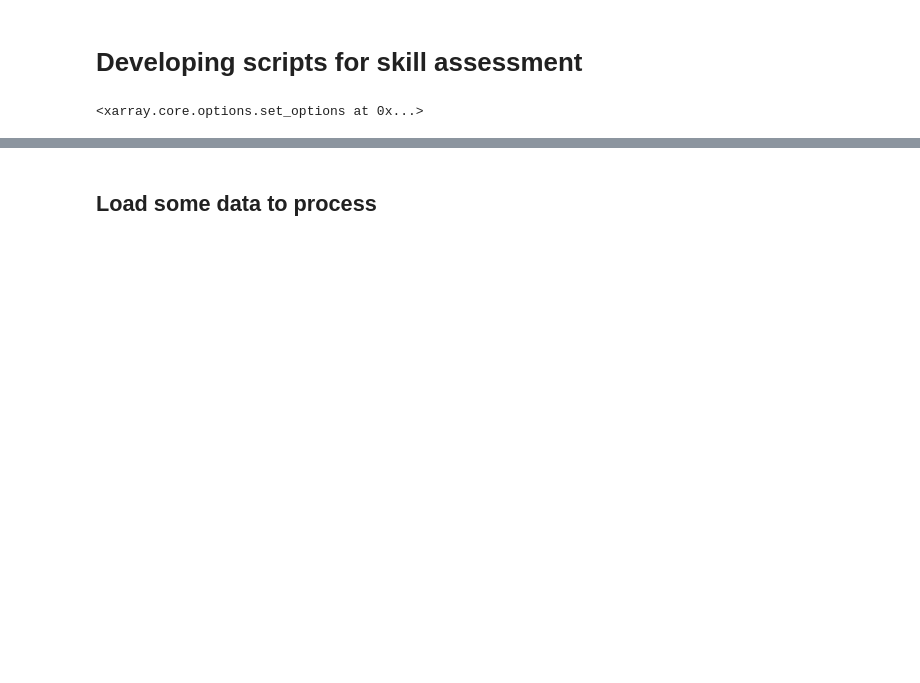
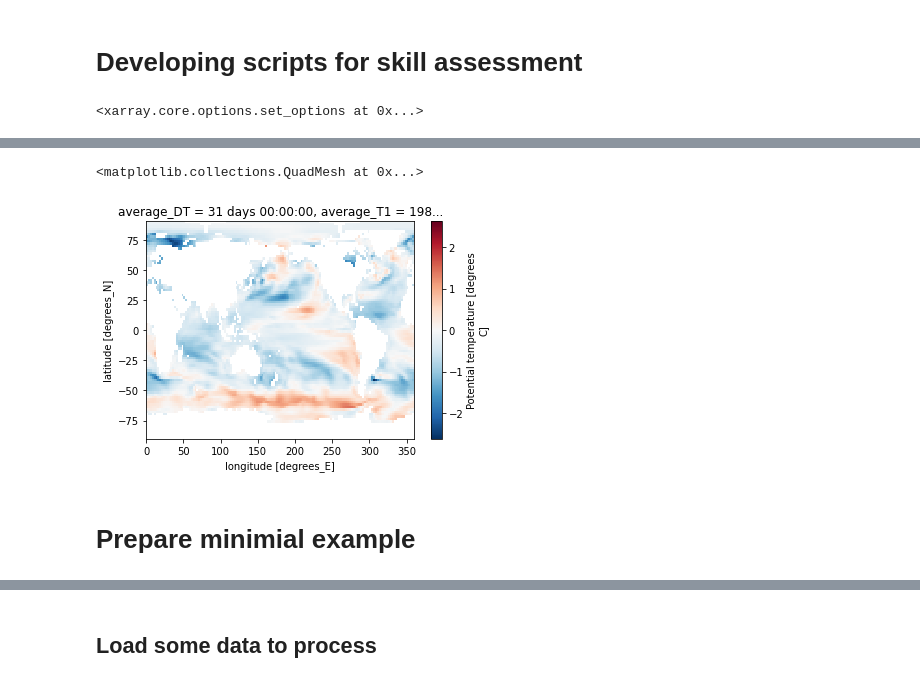
Before and after one commit to dougiesquire/CAFE-f6_documentation, a Jupyter notebook: notebooks/exploratory/verify.ipynb, the cells around one changed output, grey strips where cells are left out. Drawn from its saved outputs; the diff is of its cells as text; code cells hidden in the pictures; blank space fills up the shorter version.

```diff
--- a/notebooks/exploratory/verify.ipynb
+++ b/notebooks/exploratory/verify.ipynb
@@ -23,0 +299,7 @@ xr.set_options(keep_attrs=True)
+# %%
+ds["sst"].isel(lead=0, init=0, member=0).plot()
+# %% [output]
+<matplotlib.collections.QuadMesh at 0x...>
+[figure, added]
+# %% [markdown]
+# Prepare minimial example
```
Also changed, not shown: parts of 38 cells of this notebook.
